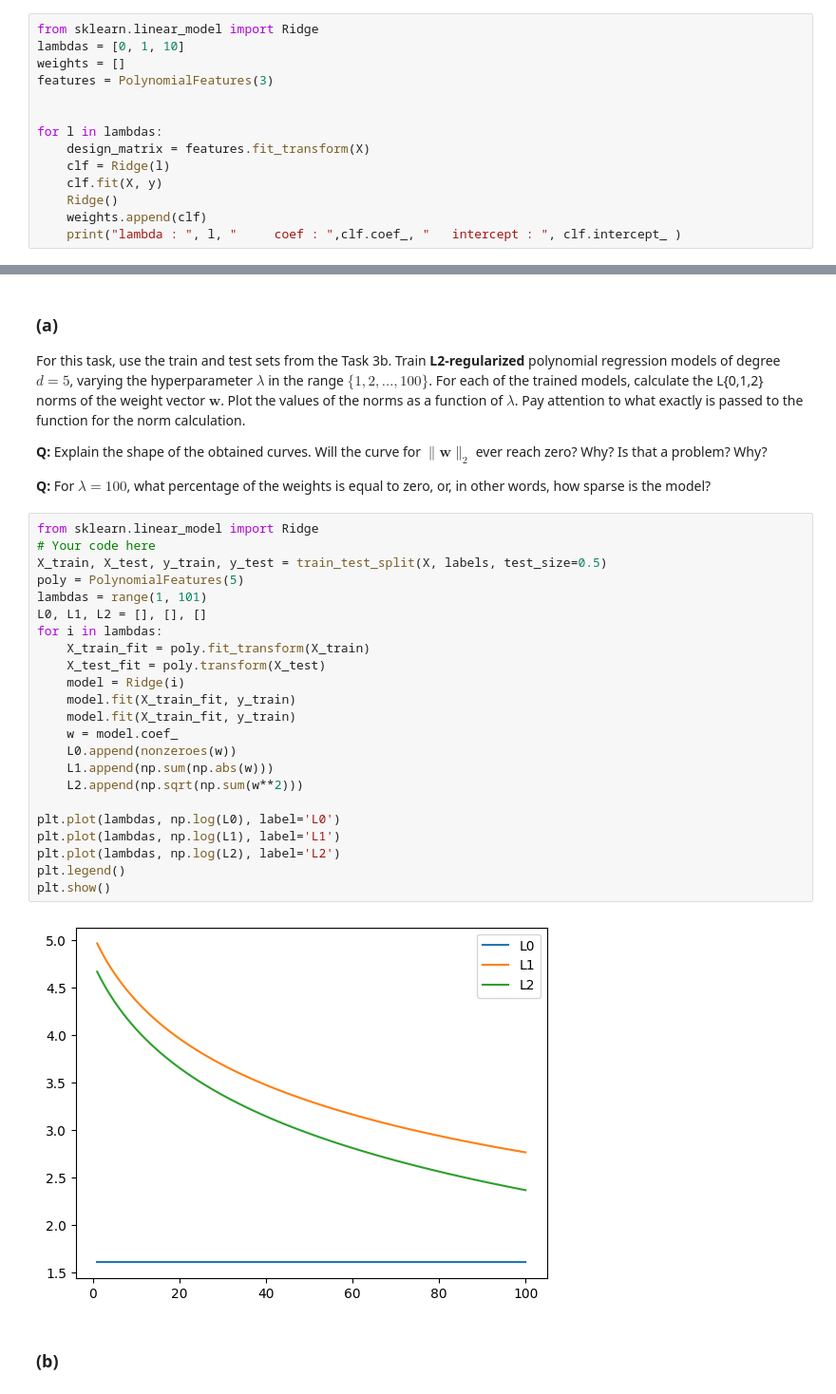
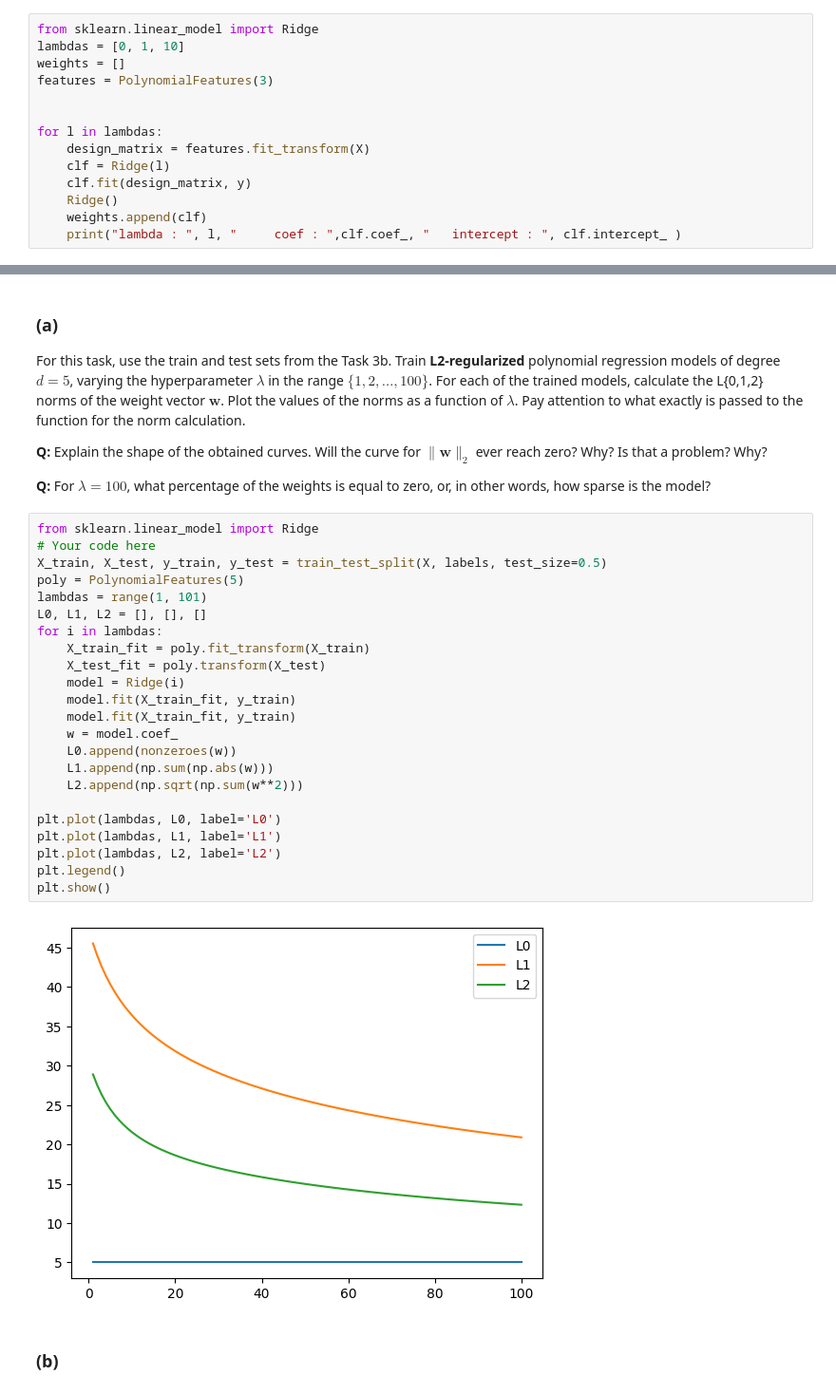
Before and after one commit to Emsamax/ML_croatia, a Jupyter notebook: ML1-2025-LAB1.ipynb, the cells around one changed output, grey strips where cells are left out. Shown at 95% size. Saved outputs shown, nothing was run; the diff lists cells and outputs as text.

```diff
--- a/ML1-2025-LAB1.ipynb
+++ b/ML1-2025-LAB1.ipynb
@@ -387,7 +370,7 @@ features = PolynomialFeatures(3)
 for l in lambdas:
     design_matrix = features.fit_transform(X)
     clf = Ridge(l)
-    clf.fit(X, y)
+    clf.fit(design_matrix, y)
     Ridge()
     weights.append(clf)
     print("lambda : ", l, "     coef : ",clf.coef_, "   intercept : ", clf.intercept_ )
@@ -471,28 +454,28 @@ For this task, use the train and test sets from the Task 3b. Train **L2-regulari
 # %%
 from sklearn.linear_model import Ridge
 # Your code here
 X_train, X_test, y_train, y_test = train_test_split(X, labels, test_size=0.5)
 poly = PolynomialFeatures(5)
 lambdas = range(1, 101)
 L0, L1, L2 = [], [], []
 for i in lambdas:
     X_train_fit = poly.fit_transform(X_train)
     X_test_fit = poly.transform(X_test)
     model = Ridge(i)
     model.fit(X_train_fit, y_train)
     model.fit(X_train_fit, y_train)
     w = model.coef_
     L0.append(nonzeroes(w))
     L1.append(np.sum(np.abs(w)))
     L2.append(np.sqrt(np.sum(w**2)))
 
-plt.plot(lambdas, np.log(L0), label='L0')
-plt.plot(lambdas, np.log(L1), label='L1')
-plt.plot(lambdas, np.log(L2), label='L2')
+plt.plot(lambdas, L0, label='L0')
+plt.plot(lambdas, L1, label='L1')
+plt.plot(lambdas, L2, label='L2')
 plt.legend()
 plt.show()
 # %% [output]
-[figure, old version]
+[figure, new version]
 # %% [markdown]
 ### (b)
 # %% [markdown]
```
Also changed, not shown: parts of 15 cells of this notebook.
